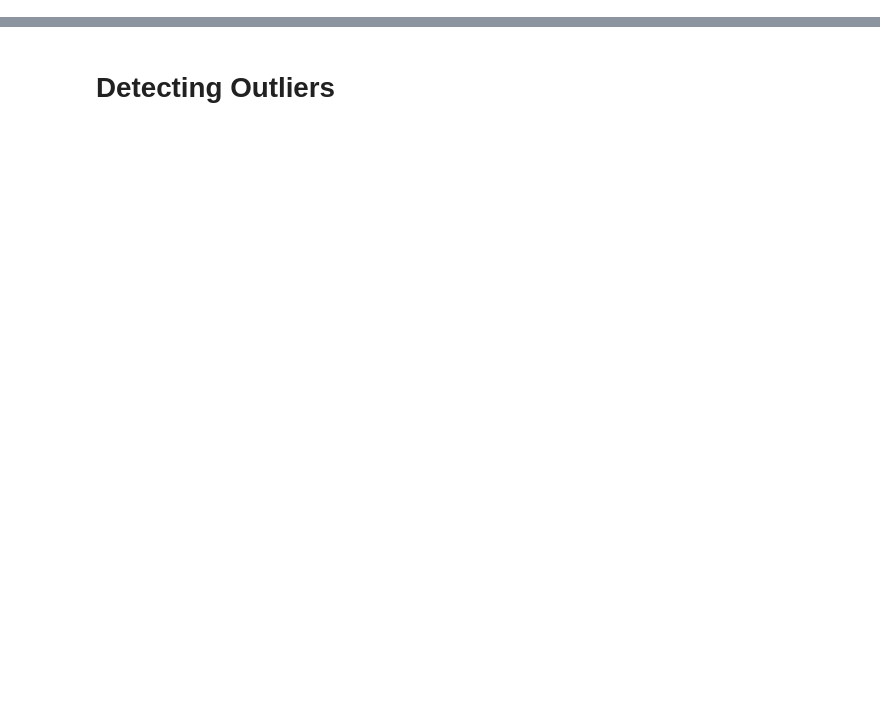
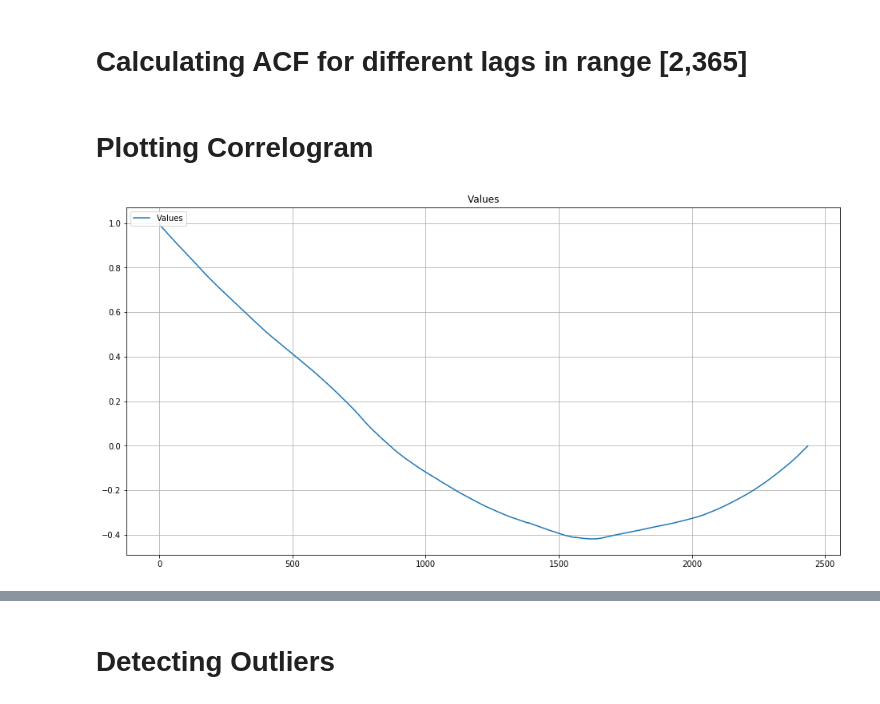
Before and after one commit to pournasserian/TimeSeries, a Jupyter notebook: Main/Untitled.ipynb, the cells around one changed output, grey strips where cells are left out. Saved outputs shown, nothing was run; the diff lists cells and outputs as text; code cells hidden in the pictures; blank space fills up the shorter version.

```diff
--- a/Main/Untitled.ipynb
+++ b/Main/Untitled.ipynb
@@ -44,11 +37,0 @@ plt.show()
-# %%
-df1 = alldata[alldata['category'] == 1]
-df2 = alldata[alldata['category'] == 2]
-df3 = alldata[alldata['category'] == 3]
-df4 = alldata[alldata['category'] == 4]
-df5 = alldata[alldata['category'] == 5]
-df = df1.join(df2, rsuffix='_2').join(df3, rsuffix='_3').join(df4, rsuffix='_4').join(df5, rsuffix='_5')
-df = df.drop(columns=['category', 'category_2', 'category_3', 'category_4', 'category_5'])
-df = df.drop(columns=['persian_date_2', 'persian_date_3', 'persian_date_4', 'persian_date_5'])
-df.columns = ['persian_date', 'value_1', 'value_2', 'value_3', 'value_4', 'value_5']
-df.head(5)
@@ -62,0 +50,37 @@ df.head(5)
+# %%
+def acf(series, k):
+
+    xi, xik, A, B = 0., 0., 0., 0.
+    xbar = series.mean()
+    n = len(series)
+
+    for i in range(1, n + 1):
+        xi = series[i - 1]
+        B += (xi - xbar) * (xi - xbar)
+        if (i <= n - k):
+            xik = series[i + k - 1]
+            A += (xi - xbar) * (xik - xbar)
+
+    return A / B
+# %% [markdown]
+# Calculating ACF for different lags in range [2,365]
+# %%
+acfs = pd.DataFrame(columns = ['lag','value'], dtype = float)
+
+for lag in range(0, int(len(df))):
+    acfs.loc[lag] = {'lag': lag, 'value': acf(df['value'], lag)}
+
+acfs.set_index('lag', inplace = True)
+# %% [markdown]
+# Plotting Correlogram
+# %%
+plt.figure(figsize=(16,8))
+plt.title('Values')
+
+plt.plot(acfs['value'], label='Values')
+
+plt.legend(loc='upper left')
+plt.grid(True)
+plt.show()
+# %% [output]
+[figure, added]
```
Also changed, not shown: parts of 17 cells of this notebook, 4 other files.
